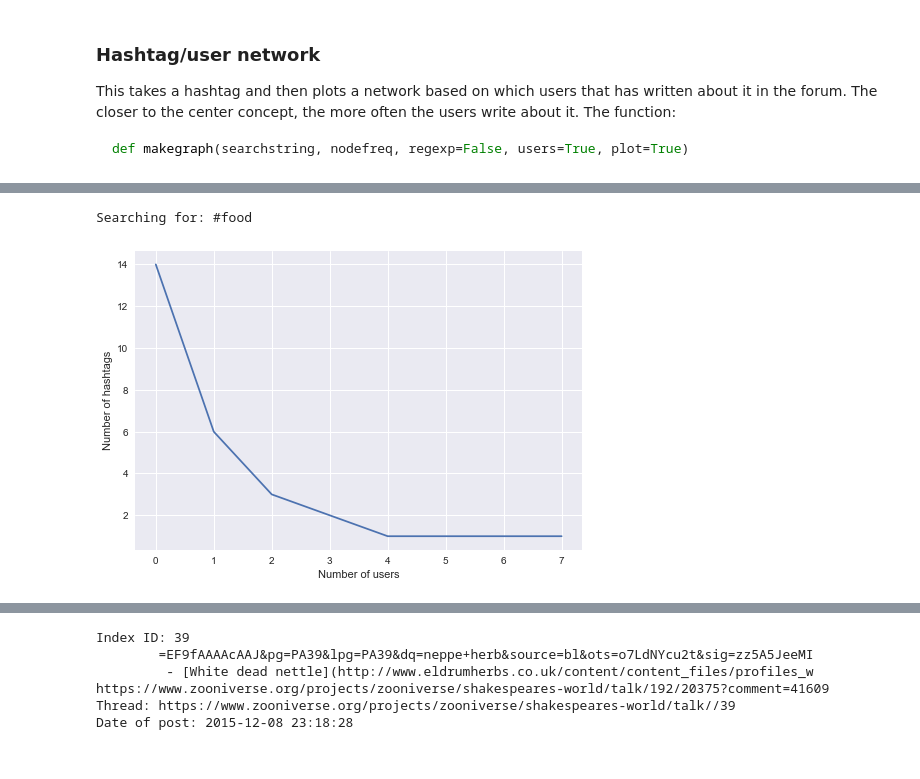
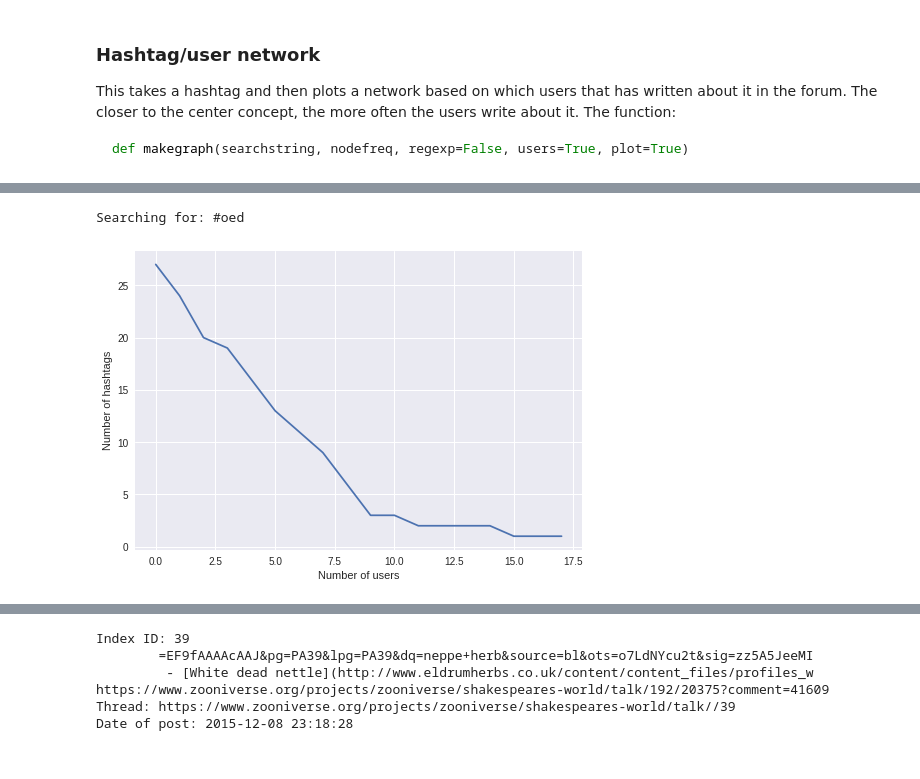
Before and after one commit to christopherkullenberg/talk-analyzer, a Jupyter notebook: shakespeareHashtagAnalyzer.ipynb, the cells around one changed output, grey strips where cells are left out. Saved outputs shown, nothing was run; the diff lists cells and outputs as text; code cells hidden in the pictures.

```diff
--- a/shakespeareHashtagAnalyzer.ipynb
+++ b/shakespeareHashtagAnalyzer.ipynb
@@ -50,5 +69,5 @@ Searching for: #food
 # %%
-ta.CoreSet.histogram("#food", df)
+ta.CoreSet.histogram("#oed", df)
 # %% [output]
-Searching for: #food
+Searching for: #oed
-[figure, old version]
+[figure, new version]
```
Also changed, not shown: parts of 8 cells of this notebook, 3 other files.
